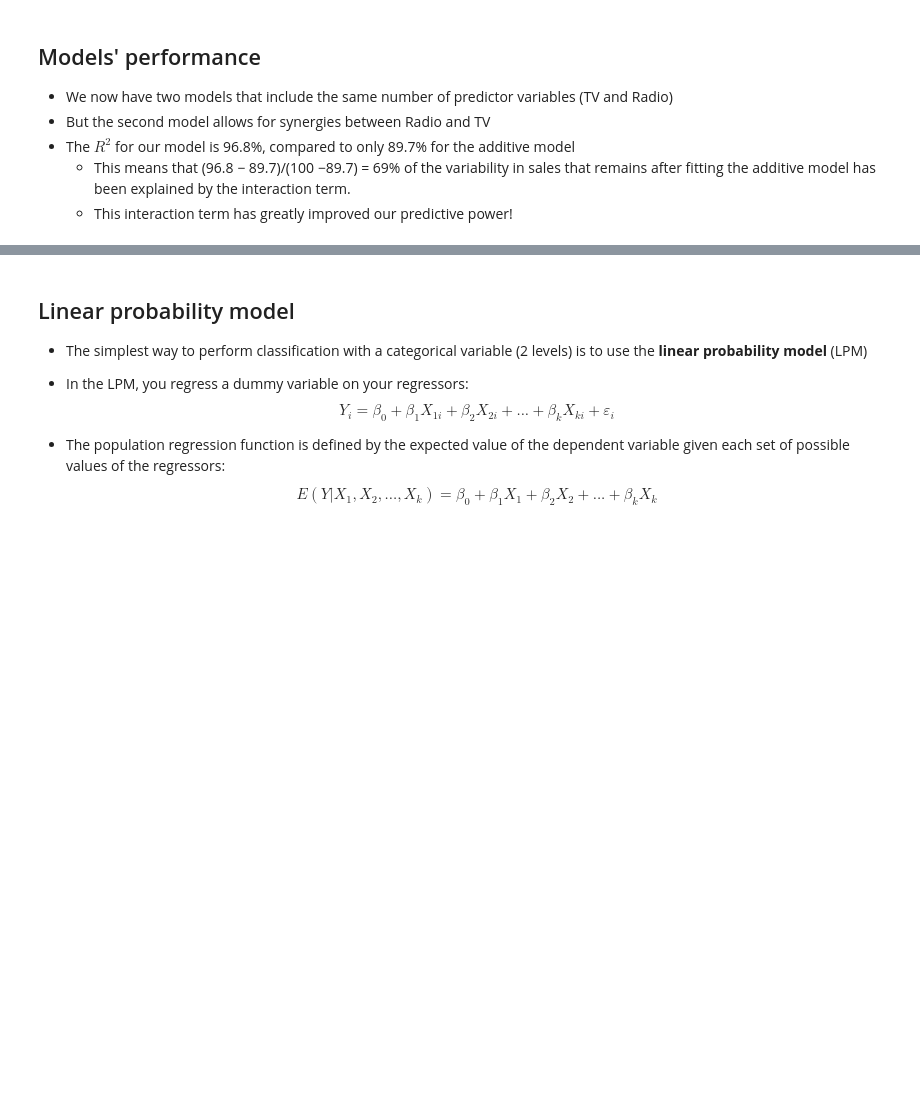
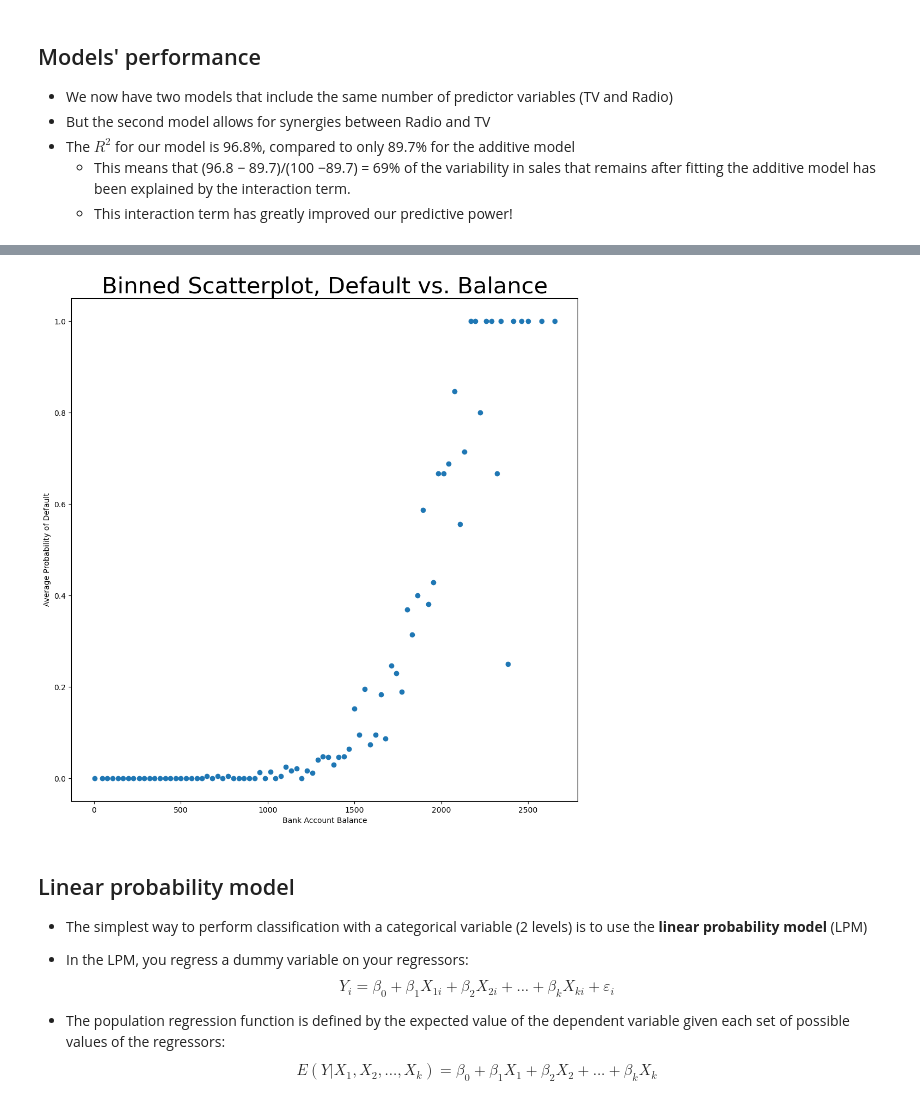
Before and after one commit to JonathanAHolmes/Data-Science-for-Social-Scientists, a Jupyter notebook: Class 08 - Classification/Class 8 - Classification.ipynb, the cells around one changed output, grey strips where cells are left out. Cells and saved outputs as stored; diff of their text form; code cells hidden in the pictures; blank space fills up the shorter version.

```diff
--- a/Class 08 - Classification/Class 8 - Classification.ipynb
+++ b/Class 08 - Classification/Class 8 - Classification.ipynb
@@ -195,7 +199,7 @@ NameError: name 'pd' is not defined
 # %%
 ## Load New Dataset: Loan Defaults
 
-df = pd.read_excel('/'.join([folderPath, 'Default.xlsx']),index_col=0)
+df = pd.read_excel("https://www.dropbox.com/scl/fi/6wn2prt4dtvvam4qbjhnh/Default.xlsx?rlkey=3mgouls6vmqph33r7cl1m3x65&dl=1")
 
 #Data cleaning: The dataset has a column that is listed as "Yes" and "No." We want it to read 0/1.
 display(df.head())
@@ -212,19 +234,21 @@ sns.pairplot(df[['balance','income','default', 'student']],diag_kind="kde")
 # %%
 # Create Binned Scatterplot of Balance
 df['bin'] = pd.cut(df.balance, bins=np.linspace(0, 3000, 100), include_lowest=True)
 
-balbins = df.groupby(['bin']).mean()
+balbins = df[['default', 'balance', 'bin']].groupby(['bin']).mean()
 
 fig, ax = plt.subplots(figsize=(12,12))
 
 ax.plot(balbins['balance'], balbins['default'], marker='o', linestyle="")
 
 ax.set_xlabel("Bank Account Balance")
 ax.set_ylabel("Average Probability of Default")
 
 plt.title("Binned Scatterplot, Default vs. Balance", {'fontsize':30})
 
 plt.show()
+# %% [output]
+[figure, added]
 # %% [markdown]
 ## Linear probability model
 - The simplest way to perform classification with a categorical variable (2 levels) is to use the __linear probability model__ (LPM)
```
Also changed, not shown: parts of 22 cells of this notebook, 2 other files.
